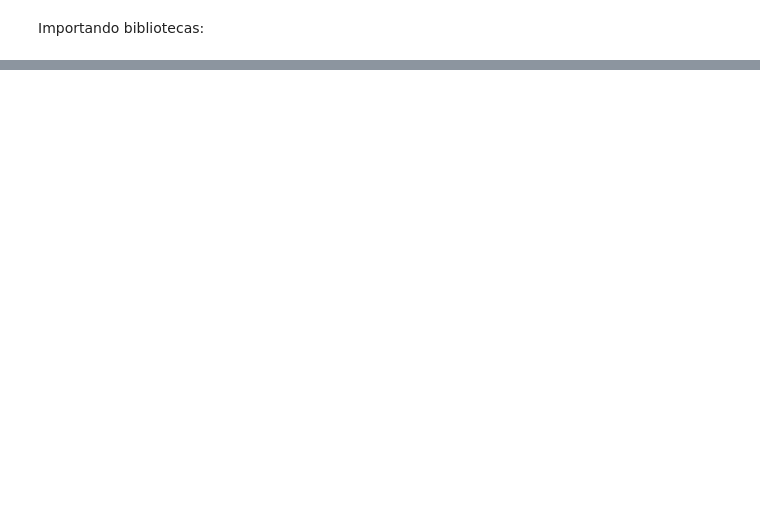
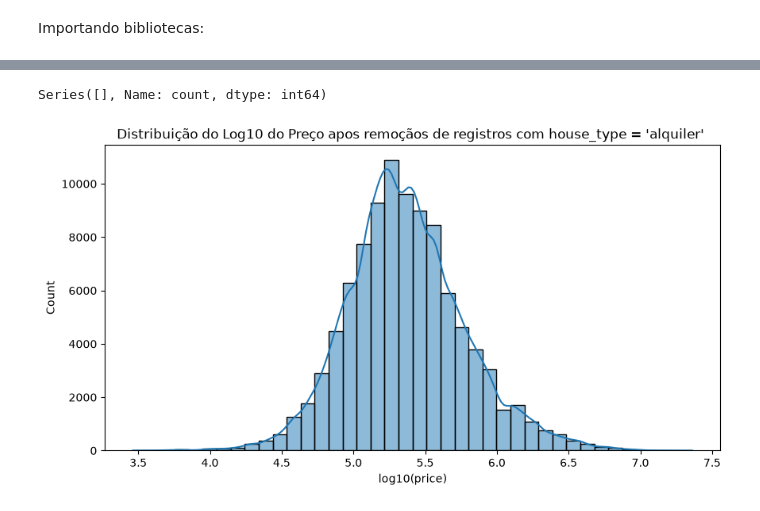
Before and after one commit to MarcioPaiano/SENAI-Projeto3, a Jupyter notebook: notebook/projetofinal.ipynb, the cells around one changed output, grey strips where cells are left out. Cells and saved outputs as stored; diff of their text form; code cells hidden in the pictures; blank space fills up the shorter version.

```diff
--- a/notebook/projetofinal.ipynb
+++ b/notebook/projetofinal.ipynb
@@ -18,0 +1185,4 @@ ModuleNotFoundError: No module named 'sklearn'
+# %%
+df_tratado_sem_alquiler = df_tratado[
+    ~df_tratado["house_type"].str.contains("^alquiler", regex=True, na=False)
+].copy()
@@ -18,0 +1267,3 @@ ModuleNotFoundError: No module named 'sklearn'
+# %%
+#Removendo variáveis com preço = 1
+df_tratado2 = df_tratado_sem_alquiler[df_tratado_sem_alquiler["price"] > 1]
@@ -18,0 +1276,35 @@ ModuleNotFoundError: No module named 'sklearn'
+# %%
+#verificando novamente se existem variáveis com tipo alquiler
+df_tratado2["house_type"].str.startswith("alquiler").sum()
+
+df_tratado2[
+    df_tratado2["house_type"].str.contains("alquiler", case=False, na=False)
+]["house_type"].value_counts()
+# %% [output]
+Series([], Name: count, dtype: int64)
+# %%
+#Gráfico da variavel preço sem alquiler
+import numpy as np
+import matplotlib.pyplot as plt
+import seaborn as sns
+
+plt.figure(figsize=(10,5))
+
+sns.histplot(
+    np.log10(df_tratado2["price"]),
+    bins=40,
+    kde=True
+)
+
+plt.title("Distribuição do Log10 do Preço apos remoçãos de registros com house_type = 'alquiler' ")
+plt.xlabel("log10(price)")
+
+
+# Salva o gráfico
+plt.savefig(
+    "../outputs/figures/histograma_preco_log_sem_alquiler.png",
+    dpi=300,
+    bbox_inches="tight"
+)
+# %% [output]
+[figure, added]
```
Also changed, not shown: parts of 126 cells of this notebook, 5 other files.
